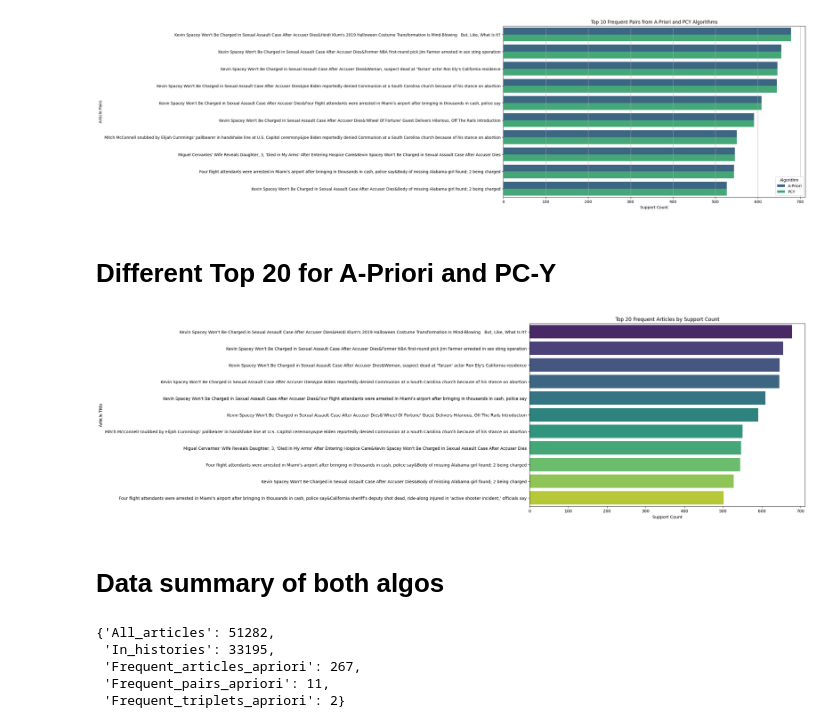
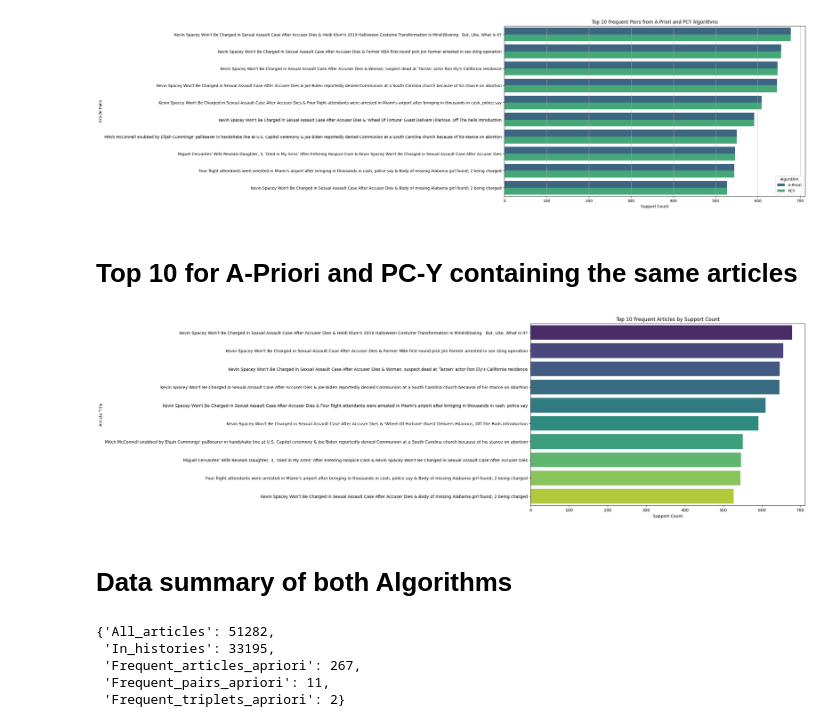
Before and after one commit to Jus-tiine/CTDS, a Jupyter notebook: FrequentPattern.ipynb, the cells around one changed output. Saved outputs shown, nothing was run; the diff lists cells and outputs as text; code cells hidden in the pictures.

Commit message:
minor changes and comments frequentpattern

```diff
--- a/FrequentPattern.ipynb
+++ b/FrequentPattern.ipynb
@@ -23,14 +23,16 @@ articles_all = list(news['news_id'])
 
 # Split 'history' into lists of baskets based on ids
 # Get rid of NaNs
-behaviors['history'] = behaviors['history'].fillna('')
+behaviors.dropna(subset=['history'], inplace=True)
 # Group by user and get rid of duplicates in the history
 user_histories = []
+user_data_for_df = []
 for user_id, user_data in behaviors.groupby('user_id'):
     one_history_string = " ".join(user_data['history'])
     splitted_without_duplicates = set(one_history_string.split())
     articles_list_per_user = list(splitted_without_duplicates)
     user_histories.append(articles_list_per_user)
+    user_data_for_df.append([user_id, articles_list_per_user])
 # %% [markdown]
 # A-Priori Algorithm
 # %%
@@ -228,23 +226,23 @@ Top 10 Pairs - A-Priori:
 # %%
 # Prepare data for plotting
-apriori_pairs = []
-apriori_counts = []
+apriori_pairs_10 = []
+apriori_counts_10 = []
 for pair, count in top_10_apriori:
-    title = str(news_title_dict[pair[0]]) + "&" + str(news_title_dict[pair[1]])
-    apriori_pairs.append(title)
-    apriori_counts.append(count)
+    title = str(news_title_dict[pair[0]]) + " & " + str(news_title_dict[pair[1]])
+    apriori_pairs_10.append(title)
+    apriori_counts_10.append(count)
 
-pcy_pairs = []
-pcy_counts = []
+pcy_pairs_10 = []
+pcy_counts_10 = []
 for pair, count in top_10_pcy:
-    title = str(news_title_dict[pair[0]]) + "&" + str(news_title_dict[pair[1]])
-    pcy_pairs.append(title)
-    pcy_counts.append(count)
+    title = str(news_title_dict[pair[0]]) + " & " + str(news_title_dict[pair[1]])
+    pcy_pairs_10.append(title)
+    pcy_counts_10.append(count)
 
 # Df for easier vizualisation
 plot_data = pd.DataFrame({
-    'Pair': apriori_pairs + pcy_pairs,
-    'Count': apriori_counts + pcy_counts,
+    'Pair': apriori_pairs_10 + pcy_pairs_10,
+    'Count': apriori_counts_10 + pcy_counts_10,
     'Algorithm': ['A-Priori'] * 10 + ['PCY'] * 10})
 
 plt.figure(figsize=(14, 8))
@@ -259,43 +257,43 @@ plt.show()
 # %% [output]
 [figure]
 # %% [markdown]
-# Different Top 20 for A-Priori and PC-Y
+# Top 10 for A-Priori and PC-Y containing the same articles
 # %%
 pairs_list_apriori = list(frequent_pairs_pcy.items())
 sorted_pairs_apriori = sorted(pairs_list_apriori, key=lambda x: x[1], reverse=True)
-top_10_apriori = sorted_pairs_apriori[:20]
+top_10_apriori = sorted_pairs_apriori[:10]
 
 pairs_list_pcy = list(frequent_pairs_pcy.items())
 sorted_pairs_pcy = sorted(pairs_list_pcy, key=lambda x: x[1], reverse=True)
-top_10_pcy = sorted_pairs_pcy[:20]
+top_10_pcy = sorted_pairs_pcy[:10]
 
 if top_10_apriori == top_10_pcy:
 
     apriori_pairs = []
     apriori_counts = []
     for pair, count in top_10_apriori:
-        title = str(news_title_dict[pair[0]]) + "&" + str(news_title_dict[pair[1]])
+        title = str(news_title_dict[pair[0]]) + " & " + str(news_title_dict[pair[1]])
         apriori_pairs.append(title)
         apriori_counts.append(count)
 
     plot_data = pd.DataFrame({
         'Title': apriori_pairs,
         'Count': apriori_counts})
 
     plt.figure(figsize=(12, 8))
     sns.barplot(data=plot_data, x='Count', y='Title', hue='Title', dodge=False, legend=False, palette='viridis')
 
-    plt.title("Top 20 Frequent Articles by Support Count")
+    plt.title("Top 10 Frequent Articles by Support Count")
     plt.xlabel("Support Count")
     plt.ylabel("Article Title")
     plt.show()
 
 else:
-    "Different Top 20 for A-priori and PC-Y"
+    "Different Top 10 for A-priori and PC-Y"
 # %% [output]
-[figure, old version]
+[figure, new version]
 # %% [markdown]
-# Data summary of both algos
+# Data summary of both Algorithms
 # %%
 all_data_apriori = {
     "All_articles": len(articles_all),
```
Also changed, not shown: parts of 6 cells of this notebook.
